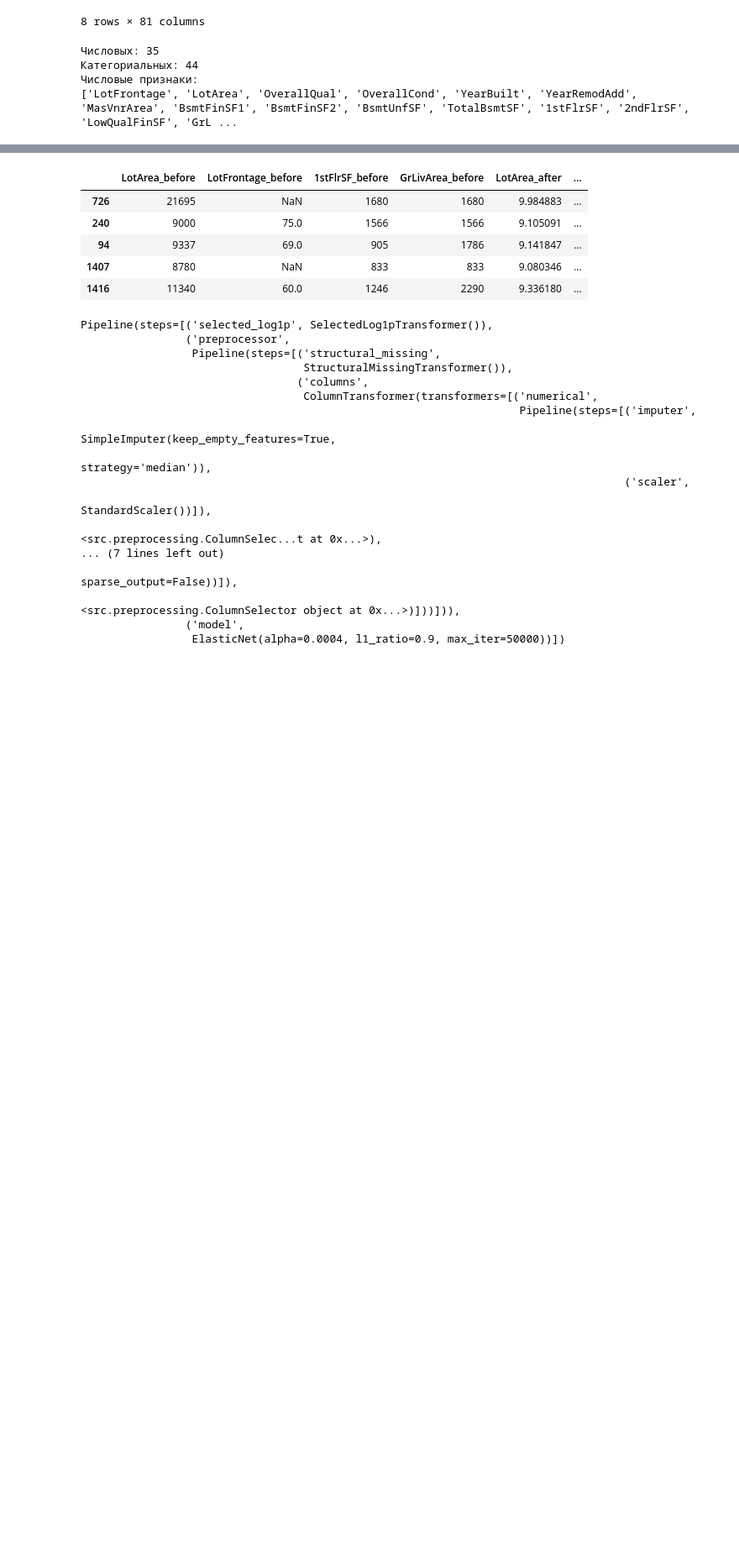
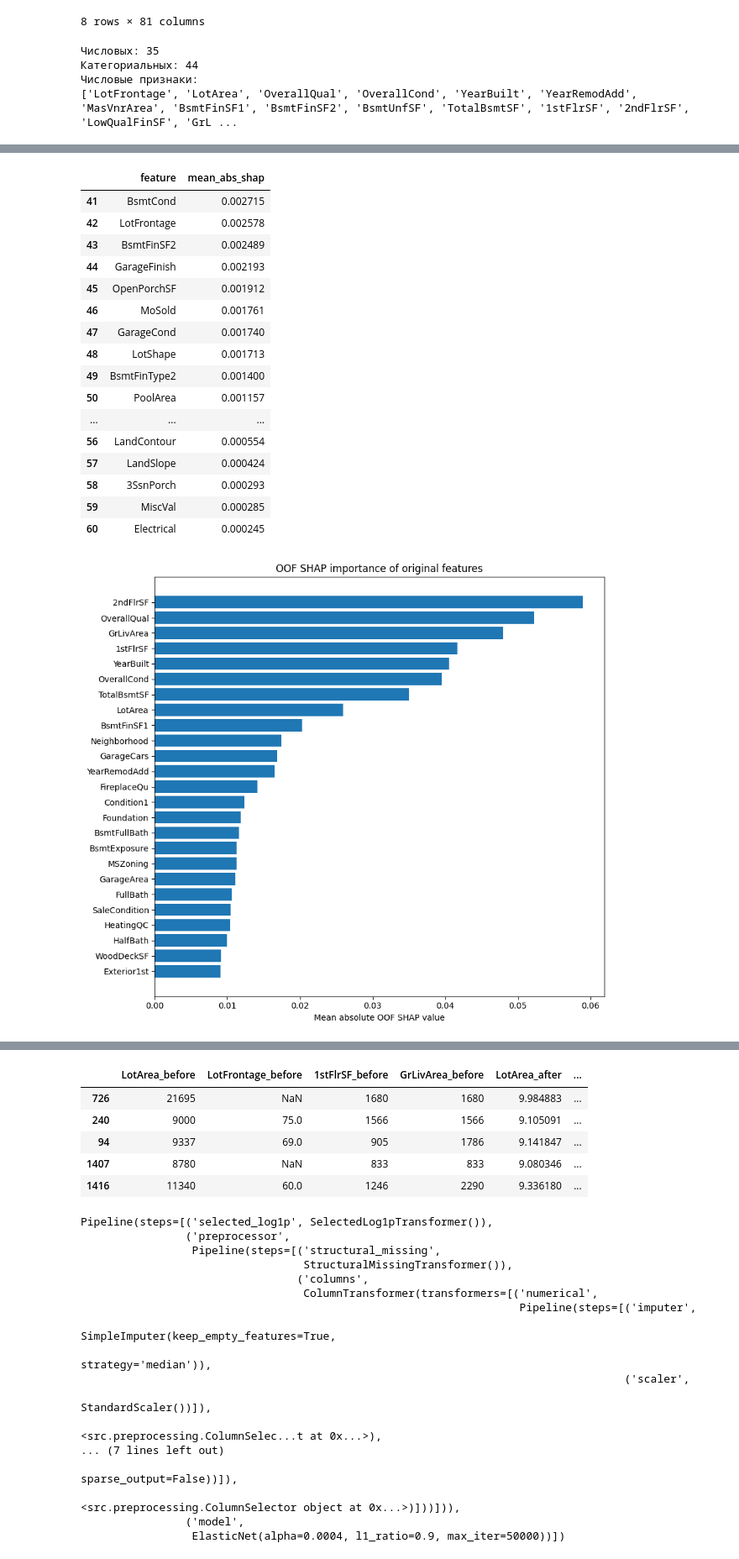
Before and after one commit to AntonUkhabin/House_Prices_Kaggle, a Jupyter notebook: draft.ipynb, the cells around one changed output, grey strips where cells are left out. Shown at 84% size. Drawn from its saved outputs; the diff is of its cells as text; code cells hidden in the pictures; blank space fills up the shorter version.

Commit message:
feat: finalize preprocessing and feature selection

```diff
--- a/draft.ipynb
+++ b/draft.ipynb
@@ -126,0 +266,43 @@ print(numerical_cols)
+# %%
+# Объединяем SHAP-вклады закодированных колонок до уровня исходных features.
+raw_features = train_cv_df.drop(columns=['SalePrice', 'Id'], errors='ignore')
+categorical_features = sorted(raw_features.select_dtypes(exclude=np.number).columns, key=len, reverse=True)
+
+def get_original_feature(encoded_feature):
+    '''Return the original feature name for an encoded feature.'''
+    if encoded_feature.startswith('numerical__'):
+        return encoded_feature.removeprefix('numerical__')
+
+    encoded_name = encoded_feature.removeprefix('categorical__')
+    for feature in categorical_features:
+        if encoded_name == feature or encoded_name.startswith(f'{feature}_'):
+            return feature
+
+    raise ValueError(f'Original feature was not found: {encoded_feature}')
+
+feature_map = pd.Series(
+    {feature: get_original_feature(feature) for feature in oof_shap_df.columns},
+    name='original_feature',
+)
+
+original_oof_shap_df = oof_shap_df.T.groupby(feature_map).sum().T
+original_shap_importance_df = (
+    original_oof_shap_df.abs().mean()
+    .sort_values(ascending=False)
+    .rename_axis('feature')
+    .reset_index(name='mean_abs_shap')
+)
+
+display(original_shap_importance_df.head(25))
+display(original_shap_importance_df.tail(20))
+
+top_original_features = original_shap_importance_df.head(25).sort_values('mean_abs_shap')
+
+plt.figure(figsize=(9, 8))
+plt.barh(top_original_features['feature'], top_original_features['mean_abs_shap'])
+plt.xlabel('Mean absolute OOF SHAP value')
+plt.ylabel('')
+plt.title('OOF SHAP importance of original features')
+plt.tight_layout()
+plt.show()
+# %% [output]
@@ -126,0 +326,18 @@ print(numerical_cols)
+|  | feature | mean_abs_shap |
+| 41 | BsmtCond | 0.002715 |
+| 42 | LotFrontage | 0.002578 |
+| 43 | BsmtFinSF2 | 0.002489 |
+| 44 | GarageFinish | 0.002193 |
+| 45 | OpenPorchSF | 0.001912 |
+| 46 | MoSold | 0.001761 |
+| 47 | GarageCond | 0.001740 |
+| 48 | LotShape | 0.001713 |
+| 49 | BsmtFinType2 | 0.001400 |
+| 50 | PoolArea | 0.001157 |
+| ... | ... | ... |
+| 56 | LandContour | 0.000554 |
+| 57 | LandSlope | 0.000424 |
+| 58 | 3SsnPorch | 0.000293 |
+| 59 | MiscVal | 0.000285 |
+| 60 | Electrical | 0.000245 |
+[figure, added]
```
Also changed, not shown: parts of 14 cells of this notebook, 3 other files.
